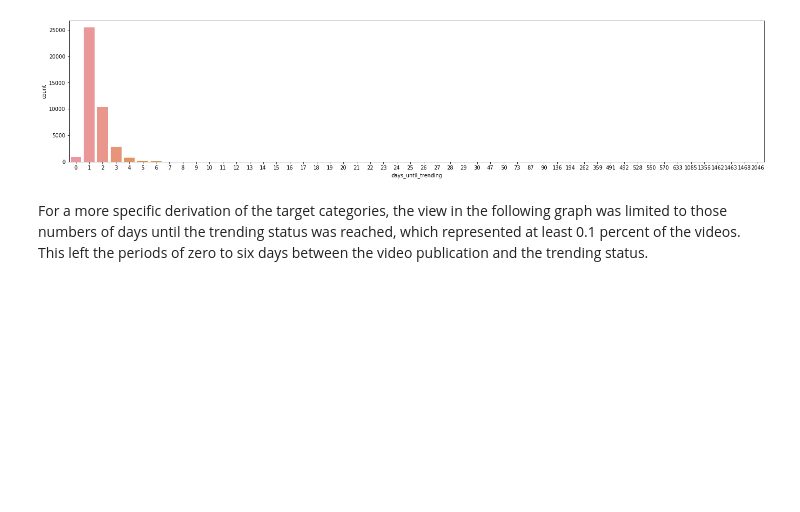
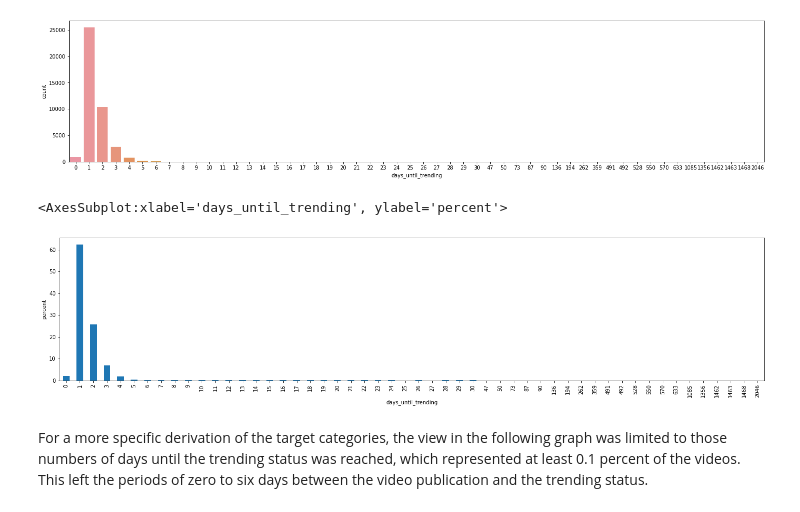
Before and after one commit to StephanHagge/data-mining, a Jupyter notebook: 3_data_preperation/data_preperation.ipynb, the cells around one changed output. Saved outputs shown, nothing was run; the diff lists cells and outputs as text; code cells hidden in the pictures; blank space fills up the shorter version.

Commit message:
Added days until trending in percent

```diff
--- a/3_data_preperation/data_preperation.ipynb
+++ b/3_data_preperation/data_preperation.ipynb
@@ -119,6 +119,15 @@ sns.countplot(data=df, x='days_until_trending')
 # %% [output]
 <AxesSubplot:xlabel='days_until_trending', ylabel='count'>
 [figure]
+# %%
+dfperc = df['days_until_trending'].value_counts()
+dfperc = dfperc.apply(lambda x: ( x / len(df) ) * 100)
+dfperc = dfperc.sort_index(ascending=True)
+dfperc.head()
+dfperc.plot.bar(xlabel='days_until_trending', ylabel='percent')
+# %% [output]
+<AxesSubplot:xlabel='days_until_trending', ylabel='percent'>
+[figure, added]
 # %% [markdown]
 For a more specific derivation of the target categories, the view in the following graph was limited to those numbers of days until the trending status was reached, which represented at least 0.1 percent of the videos. This left the periods of zero to six days between the video publication and the trending status.
 # %%
```
Also changed, not shown: parts of 2 cells of this notebook.
